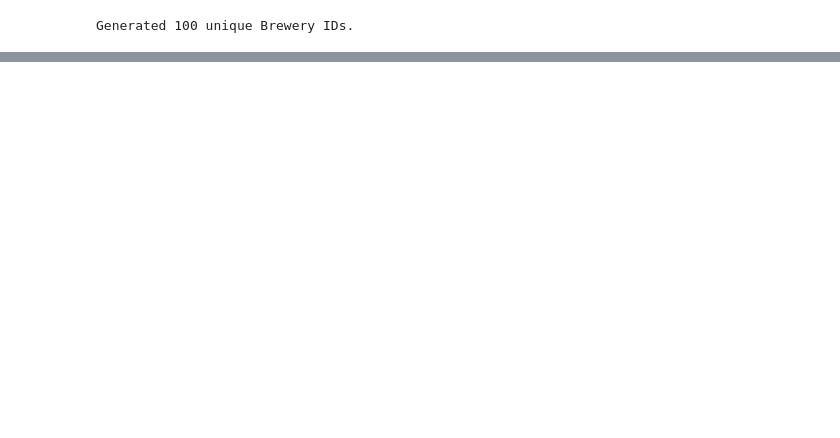
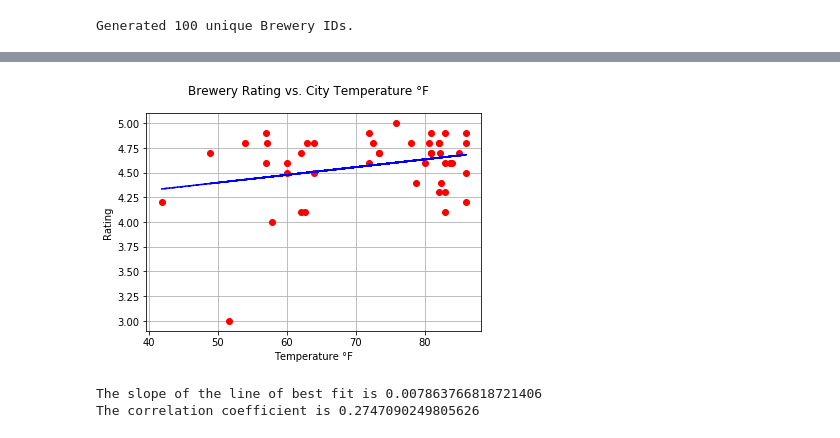
Before and after one commit to gmurphy794/InfoBeermatics, a Jupyter notebook: Beer Project.ipynb, the cells around one changed output, grey strips where cells are left out. Saved outputs shown, nothing was run; the diff lists cells and outputs as text; code cells hidden in the pictures; blank space fills up the shorter version.

```diff
--- a/Beer Project.ipynb
+++ b/Beer Project.ipynb
@@ -283,0 +296,26 @@ plt.savefig("Average Brewery Rating vs State")
+# %%
+#Importing Stats
+from scipy.stats import linregress
+
+#Making Line of Best Fit
+(slope, intercept, _, _, _) = linregress(dataset_clean2['temp'], dataset_clean2['rating'])
+fit = slope * dataset_clean2['temp'] + intercept
+
+#Making plot
+fig, ax = plt.subplots()
+fig.suptitle("Brewery Rating vs. City Temperature °F", fontsize=12)
+
+ax.set_xlabel("Temperature °F")
+ax.set_ylabel("Rating")
+corr_coef = np.corrcoef(dataset_clean2['temp'], dataset_clean2['rating'])[0, 1]
+ax.plot(dataset_clean2['temp'], dataset_clean2['rating'], color = 'red', linewidth=0, marker='o')
+ax.plot(dataset_clean2['temp'], fit, 'b--')
+plt.grid()
+plt.show()
+
+print('The slope of the line of best fit is ' + str(slope))
+print(f'The correlation coefficient is {corr_coef}')
+# %% [output]
+[figure, added]
+The slope of the line of best fit is 0.007863766818721406
+The correlation coefficient is 0.2747090249805626
```
Also changed, not shown: parts of 11 cells of this notebook, 2 other files.
